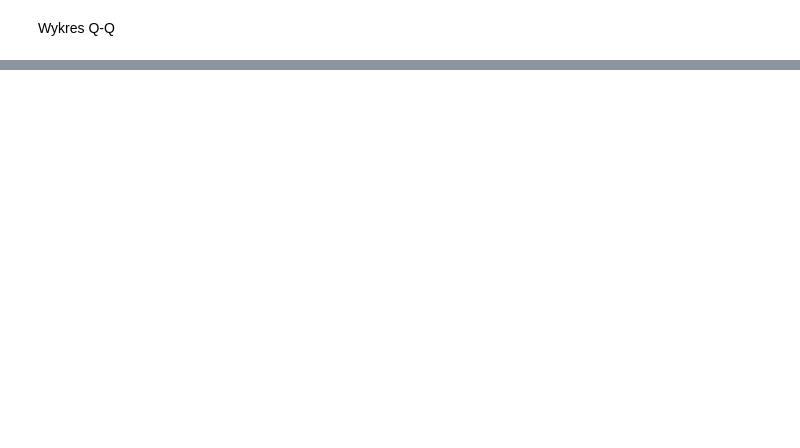
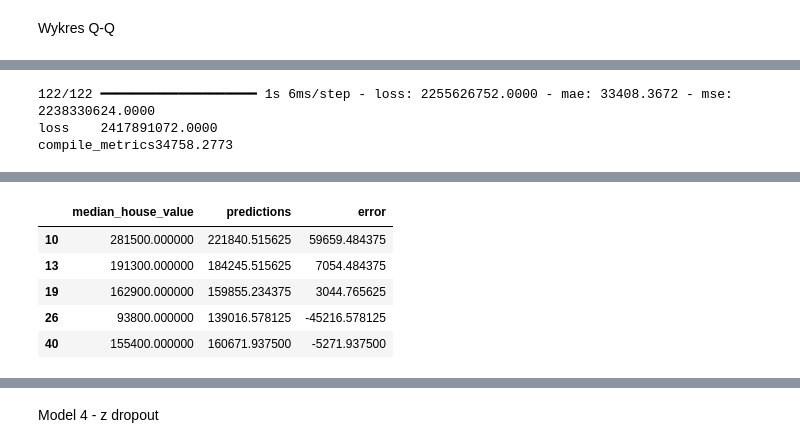
Before and after one commit to Marcin19721205/Wprowadzenie-Do-Sieci-Neuronowych, a Jupyter notebook: 16_Keras08_housing_prices_regression02MJ.ipynb, the cells around one changed output, grey strips where cells are left out. Saved outputs shown, nothing was run; the diff lists cells and outputs as text; code cells hidden in the pictures; blank space fills up the shorter version.

```diff
--- a/16_Keras08_housing_prices_regression02MJ.ipynb
+++ b/16_Keras08_housing_prices_regression02MJ.ipynb
@@ -450,0 +620,3 @@ px.histogram(pred, 'error', marginal='rug', width=1000)
+# %%
+model3 = build_model3()
+model3.summary()
@@ -450,0 +640,2 @@ px.histogram(pred, 'error', marginal='rug', width=1000)
+# %%
+history3 = model3.fit(normed_train_data, train_labels.values, epochs=80, validation_split=0.2, verbose=1, batch_size=32)
@@ -450,0 +665,17 @@ px.histogram(pred, 'error', marginal='rug', width=1000)
+# %%
+for name, value in zip(model3.metrics_names, model3.evaluate(normed_test_data, test_labels.values)):
+    print(f'{name:8}{value:.4f}')
+# %% [output]
+122/122 ━━━━━━━━━━━━━━━━━━━━ 1s 6ms/step - loss: 2255626752.0000 - mae: 33408.3672 - mse: 2238330624.0000
+loss    2417891072.0000
+compile_metrics34758.2773
+# %%
+test_predictions3 = model3.predict(normed_test_data).flatten()
+pred3 = pd.DataFrame(test_labels)
+pred3['predictions'] = test_predictions3
+pred3['error'] = pred3['median_house_value'] - pred3['predictions']
+
+display(pred3.head())
+px.scatter(pred3, 'median_house_value', 'predictions').add_trace(go.Scatter(x=[0, 500000], y=[0, 500000], mode='lines')).show()
+px.histogram(pred3, 'error', marginal='rug', width=1000).show()
+# %% [output]
@@ -450,0 +683,6 @@ px.histogram(pred, 'error', marginal='rug', width=1000)
+|  | median_house_value | predictions | error |
+| 10 | 281500.000000 | 221840.515625 | 59659.484375 |
+| 13 | 191300.000000 | 184245.515625 | 7054.484375 |
+| 19 | 162900.000000 | 159855.234375 | 3044.765625 |
+| 26 | 93800.000000 | 139016.578125 | -45216.578125 |
+| 40 | 155400.000000 | 160671.937500 | -5271.937500 |
@@ -450,0 +691,2 @@ px.histogram(pred, 'error', marginal='rug', width=1000)
+# %% [markdown]
+Model 4 - z dropout
```
Also changed, not shown: parts of 45 cells of this notebook.
